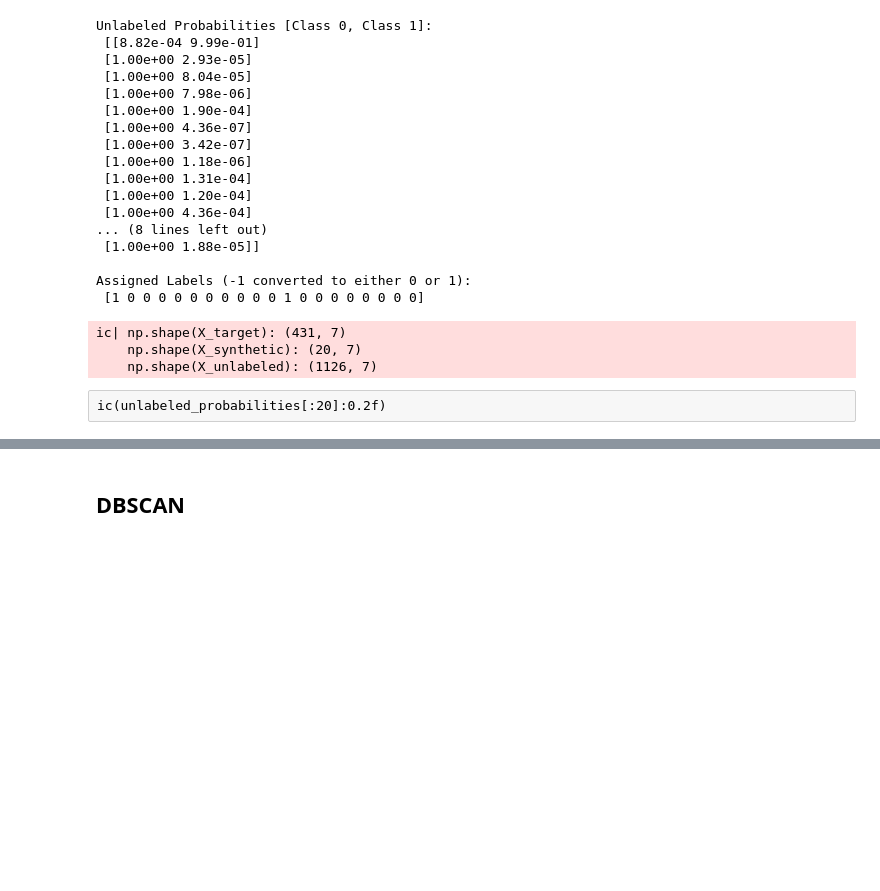
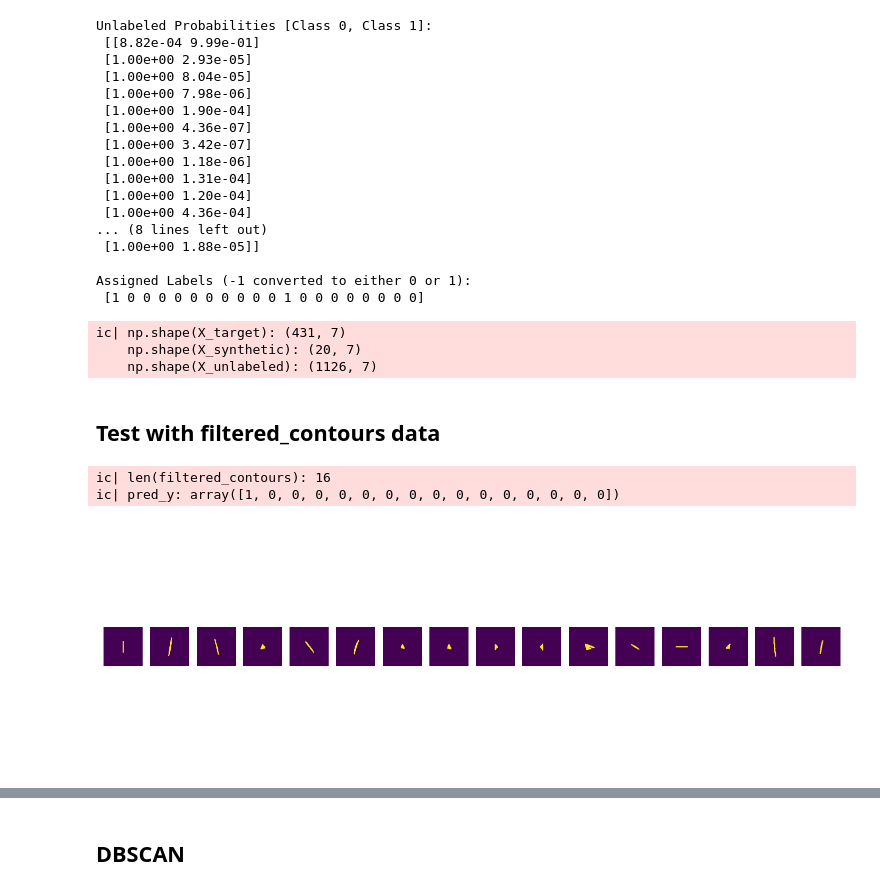
Before and after one commit to aubreymoore/CRB-2026-05-13, a Jupyter notebook: match_shapes.ipynb, the cells around one changed output, grey strips where cells are left out. Cells and saved outputs as stored; diff of their text form; code cells hidden in the pictures; blank space fills up the shorter version.

```diff
--- a/match_shapes.ipynb
+++ b/match_shapes.ipynb
@@ -618,5 +593,33 @@ Assigned Labels (-1 converted to either 0 or 1):
 ic| np.shape(X_target): (431, 7)
     np.shape(X_synthetic): (20, 7)
     np.shape(X_unlabeled): (1126, 7)
-# %% [raw]
-ic(unlabeled_probabilities[:20]:0.2f)
+# %% [markdown]
+## Test with filtered_contours data
+# %%
+ic(len(filtered_contours));
+features = np.array([extract_invariant_features(cnt) for cnt in filtered_contours])
+scaled_features = scaler.transform(features)
+pred_y = model.predict(scaled_features)
+ic(pred_y);
+# %% [output]
+ic| len(filtered_contours): 16
+ic| pred_y: array([1, 0, 0, 0, 0, 0, 0, 0, 0, 0, 0, 0, 0, 0, 0, 0])
+# %%
+fig, axes = plt.subplots(1, len(filtered_contours), figsize=(15, 5))
+for i, cnt in enumerate(filtered_contours):
+    canvas = np.zeros((100, 100), dtype=np.uint8)
+
+    # Center the contour for clear visualization thumbnail
+    M = cv2.moments(cnt)
+    if M["m00"] != 0:
+        cx = int(M["m10"] / M["m00"])
+        cy = int(M["m01"] / M["m00"])
+        cnt = cnt - [cx, cy] + [50, 50]
+
+    cv2.drawContours(canvas, [cnt], -1, 255, -1)
+    axes[i].imshow(canvas)
+    axes[i].axis('off')
+plt.tight_layout()
+plt.show()
+# %% [output]
+[figure, added]
```
Also changed, not shown: parts of 42 cells of this notebook.
